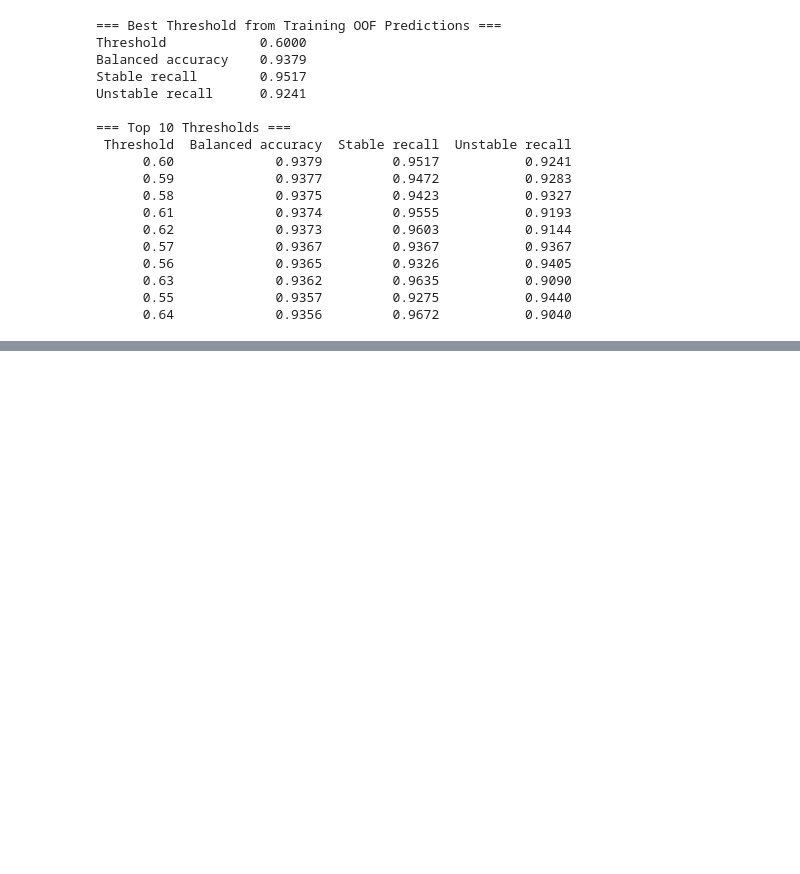
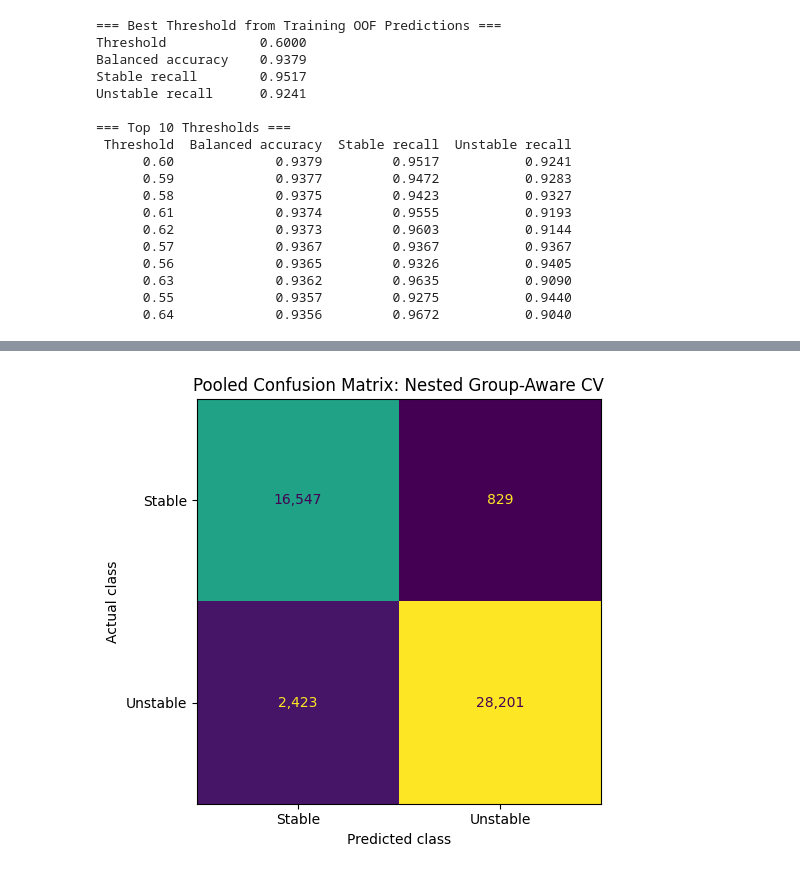
Before and after one commit to sabbirpuspo/smart-grid-stability-ml-benchmark, a Jupyter notebook: smart_grid_stability_ml_benchmark.ipynb, the cells around one changed output, grey strips where cells are left out. Cells and saved outputs as stored; diff of their text form; code cells hidden in the pictures; blank space fills up the shorter version.

```diff
--- a/smart_grid_stability_ml_benchmark.ipynb
+++ b/smart_grid_stability_ml_benchmark.ipynb
@@ -1837,0 +2168,34 @@ Unstable recall      0.9241
+# %%
+import matplotlib.pyplot as plt
+from sklearn.metrics import ConfusionMatrixDisplay
+
+fig, ax = plt.subplots(figsize=(7, 5))
+
+display = ConfusionMatrixDisplay(
+    confusion_matrix=pooled_cm,
+    display_labels=["Stable", "Unstable"]
+)
+
+display.plot(
+    ax=ax,
+    values_format=",d",
+    colorbar=False
+)
+
+ax.set_title(
+    "Pooled Confusion Matrix: Nested Group-Aware CV"
+)
+ax.set_xlabel("Predicted class")
+ax.set_ylabel("Actual class")
+
+plt.tight_layout()
+
+plt.savefig(
+    "nested_cv_confusion_matrix.png",
+    dpi=300,
+    bbox_inches="tight"
+)
+
+plt.show()
+# %% [output]
+[figure, added]
```
Also changed, not shown: parts of 4 cells of this notebook.
